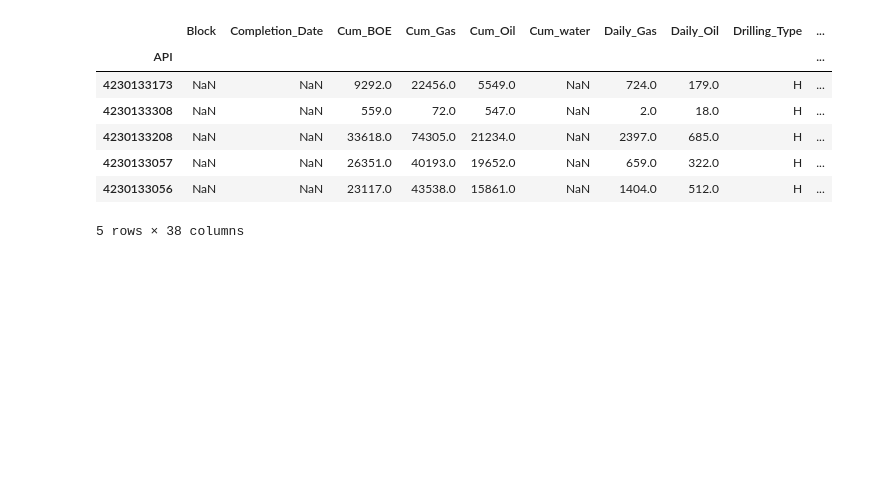
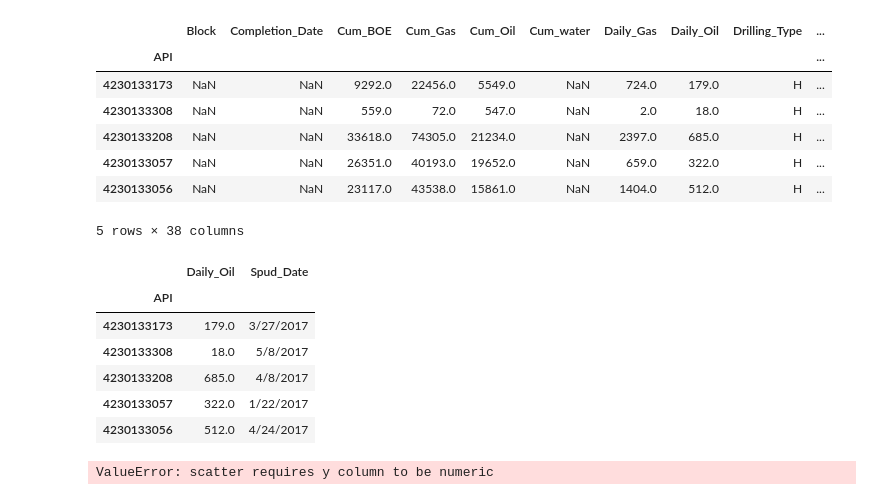
Before and after one commit to fractalss/Well-Quakes-Project, a Jupyter notebook: data_cleaning.ipynb, the cells around one changed output. Saved outputs shown, nothing was run; the diff lists cells and outputs as text; code cells hidden in the pictures; blank space fills up the shorter version.

```diff
--- a/data_cleaning.ipynb
+++ b/data_cleaning.ipynb
@@ -269,0 +237,18 @@ welldata_df.to_csv('data/loving_WellData.csv')
+# %%
+check_year = welldata_df[["Daily_Oil","Spud_Date"]]
+#check_year = check_year.set_index("API")
+check_year.head()
+# %% [output]
+|  | Daily_Oil | Spud_Date |
+| API |  |  |
+| 4230133173 | 179.0 | 3/27/2017 |
+| 4230133308 | 18.0 | 5/8/2017 |
+| 4230133208 | 685.0 | 4/8/2017 |
+| 4230133057 | 322.0 | 1/22/2017 |
+| 4230133056 | 512.0 | 4/24/2017 |
+# %%
+ax1 = welldata_df.plot.scatter(x='Daily_Oil',
+...                       y='Spud_Date',
+...                       )
+# %% [output]
+ValueError: scatter requires y column to be numeric
```
Also changed, not shown: parts of 4 cells of this notebook, 1 other file.
